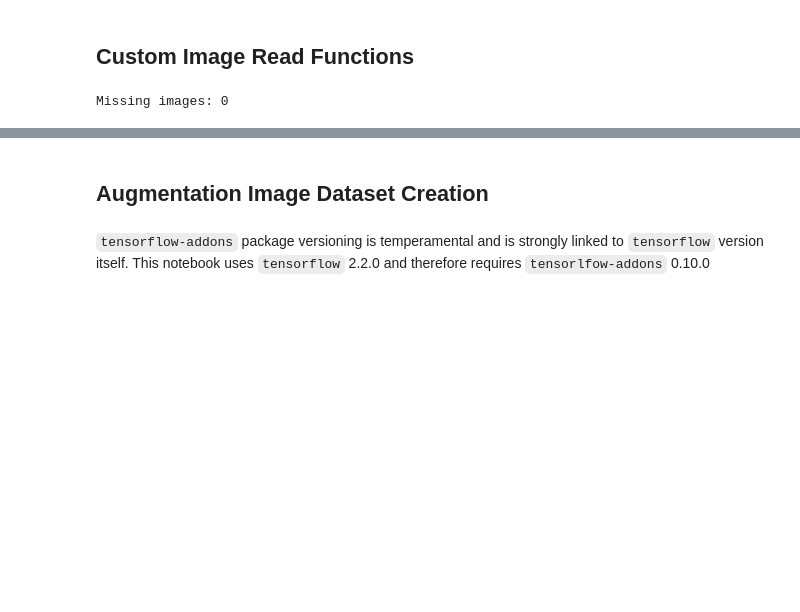
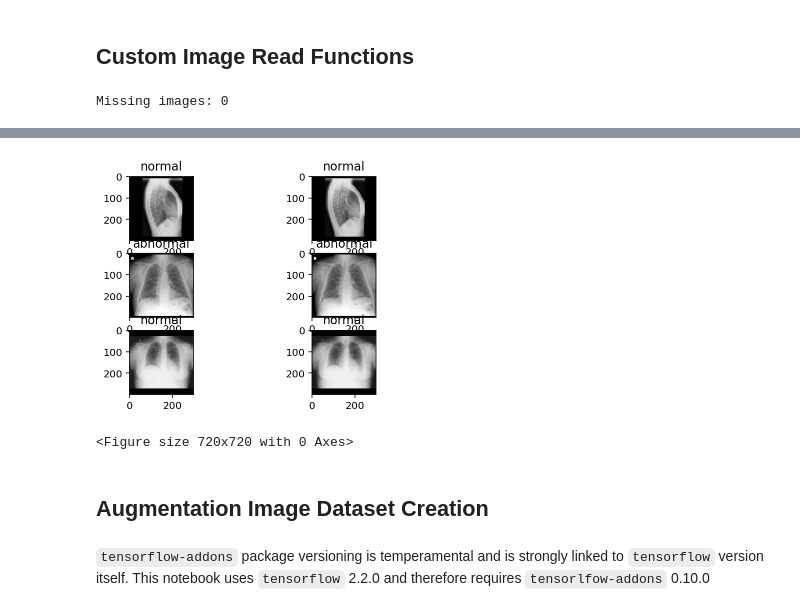
Before and after one commit to beringresearch/datasets, a Jupyter notebook: examples/Import Images from DataFrame.ipynb, the cells around one changed output, grey strips where cells are left out. Saved outputs shown, nothing was run; the diff lists cells and outputs as text; code cells hidden in the pictures; blank space fills up the shorter version.

```diff
--- a/examples/Import Images from DataFrame.ipynb
+++ b/examples/Import Images from DataFrame.ipynb
@@ -81,0 +113,19 @@ for i in range(6):
+# %%
+metadata = pd.read_csv('padchest/chest_x_ray_images_labels_sample.csv')
+label = [value.find('normal')<0 for value in metadata['Labels'].values]
+label = np.array(label)
+label = np.where(label, 'abnormal', 'normal')
+# %%
+dataframe = pd.DataFrame({'input_1': metadata['ImageID'].values,
+                          'input_2': metadata['ImageID'].values,
+                          'label': label})
+# %%
+def read_multi_png(path):
+    output = []
+    for key in path.keys():
+        image = tf.io.read_file(path[key])
+        image = tf.image.decode_png(image, channels=3)
+        image = tf.cast(image, tf.float32)
+        output.append(image)
+
+    return tuple(output)
@@ -82,3 +143,18 @@ for i in range(6):
+# %%
+image_batch, label_batch = next(iter(padchest))
+class_names = ['normal', 'abnormal']
+
+fig, axs = plt.subplots(3, 2)
+plt.figure(figsize=(10, 10))
+for i in range(3):
+    images = image_batch[i].numpy().astype("uint8")
+    for j in range(2):
+        axs[i][j].imshow(images[j])
+        label = np.argmax(label_batch[i])
+        axs[i][j].set_title(class_names[label])
+# %% [output]
+[figure, added]
+<Figure size 720x720 with 0 Axes>
 # %% [markdown]
 ## Augmentation Image Dataset Creation
 # %% [markdown]
```
Also changed, not shown: parts of 15 cells of this notebook, 2 other files.
